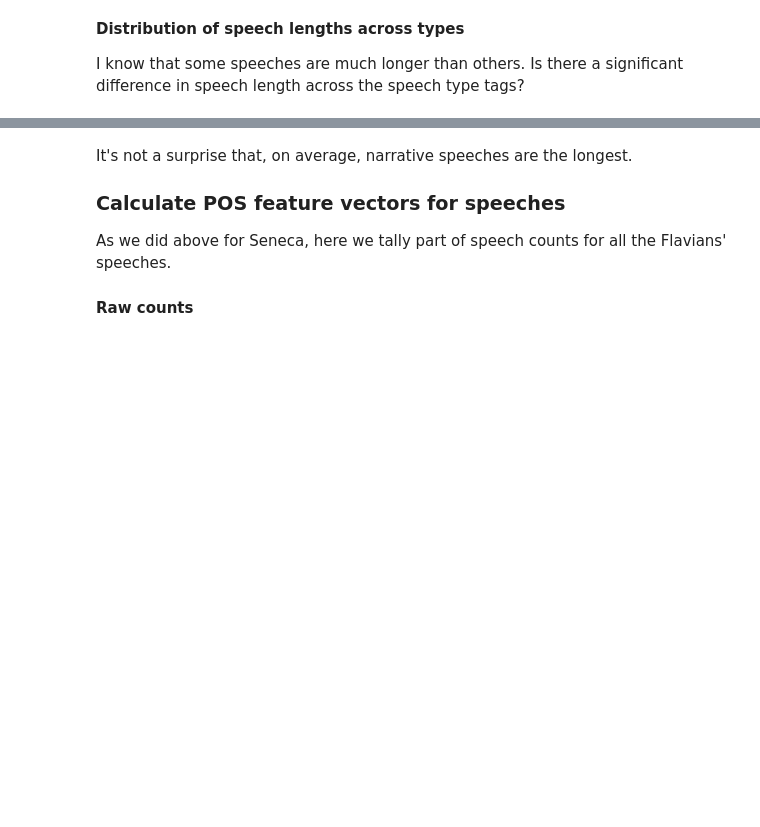
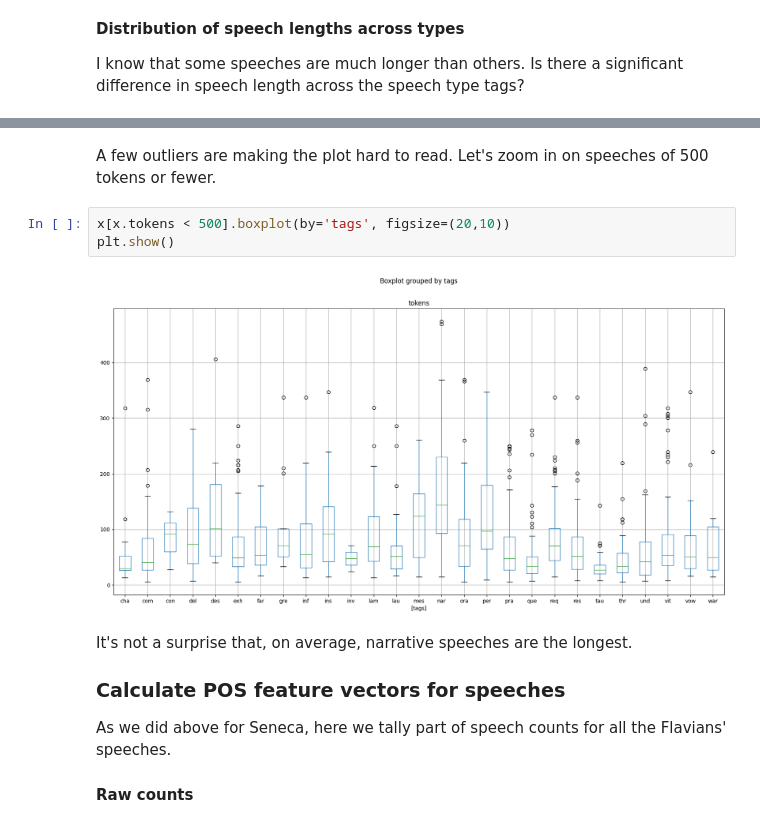
Before and after one commit to cwf2/dices-mta, a Jupyter notebook: Seneca vs Flavians.ipynb, the cells around one changed output, grey strips where cells are left out. Cells and saved outputs as stored; diff of their text form; blank space fills up the shorter version.

```diff
--- a/Seneca vs Flavians.ipynb
+++ b/Seneca vs Flavians.ipynb
@@ -311,3 +421,10 @@ plt.show()
+# %% [markdown]
+A few outliers are making the plot hard to read. Let's zoom in on speeches of 500 tokens or fewer.
+# %%
+x[x.tokens < 500].boxplot(by='tags', figsize=(20,10))
+plt.show()
+# %% [output]
+[figure, added]
 # %% [markdown]
 It's not a surprise that, on average, narrative speeches are the longest.
 
```
Also changed, not shown: parts of 73 cells of this notebook, 1 other file.
